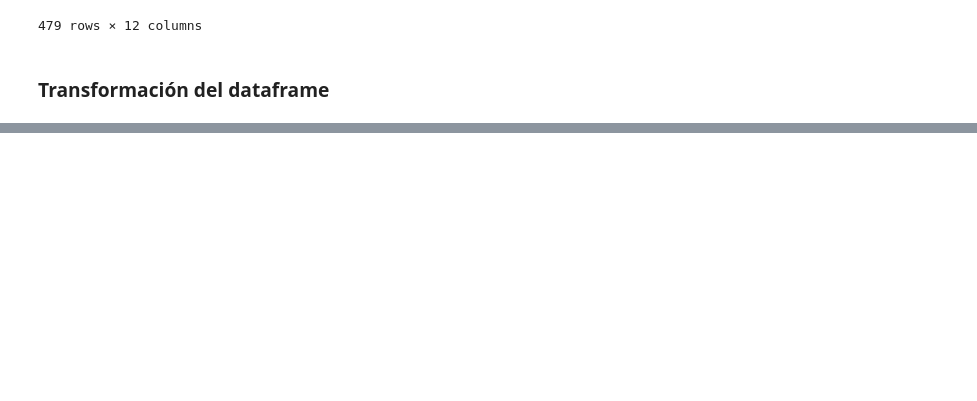
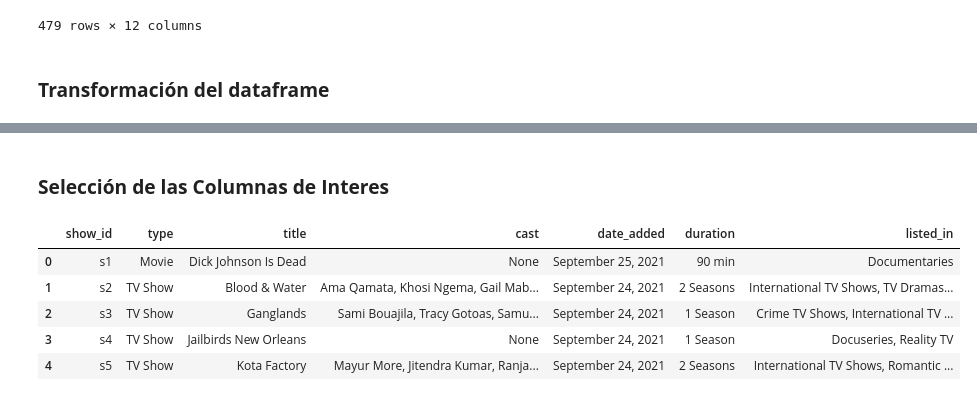
Before and after one commit to JoseSalas98/streaming_catalog_api, a Jupyter notebook: notebooks/eda.ipynb, the cells around one changed output, grey strips where cells are left out. Cells and saved outputs as stored; diff of their text form; code cells hidden in the pictures; blank space fills up the shorter version.

```diff
--- a/notebooks/eda.ipynb
+++ b/notebooks/eda.ipynb
@@ -789,0 +911,25 @@ hl_edit_df = hl_df[columns]
+# %% [markdown]
+<body>
+     <h3> <b> Selección de las Columnas de Interes </b> </h3>
+</body>
+# %%
+#Definir las columnas que deseamos conservar
+columns = [
+            "show_id",
+            "type",
+            "title",
+            "cast",
+            "date_added",
+            "duration",
+            "listed_in"
+            ]
+# %%
+#Inspeccionar preliminarmente el dataframe reducido
+ntflx_df[columns].head()
+# %% [output]
+|  | show_id | type | title | cast | date_added | duration | listed_in |
+| 0 | s1 | Movie | Dick Johnson Is Dead | None | September 25, 2021 | 90 min | Documentaries |
+| 1 | s2 | TV Show | Blood & Water | Ama Qamata, Khosi Ngema, Gail Mab... | September 24, 2021 | 2 Seasons | International TV Shows, TV Dramas... |
+| 2 | s3 | TV Show | Ganglands | Sami Bouajila, Tracy Gotoas, Samu... | September 24, 2021 | 1 Season | Crime TV Shows, International TV ... |
+| 3 | s4 | TV Show | Jailbirds New Orleans | None | September 24, 2021 | 1 Season | Docuseries, Reality TV |
+| 4 | s5 | TV Show | Kota Factory | Mayur More, Jitendra Kumar, Ranja... | September 24, 2021 | 2 Seasons | International TV Shows, Romantic ... |
```
Also changed, not shown: parts of 17 cells of this notebook.
